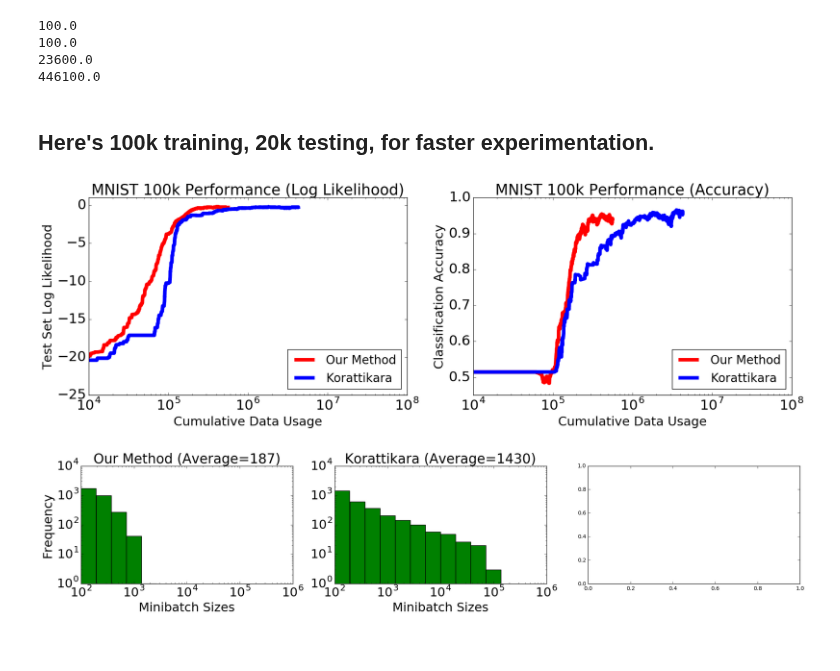
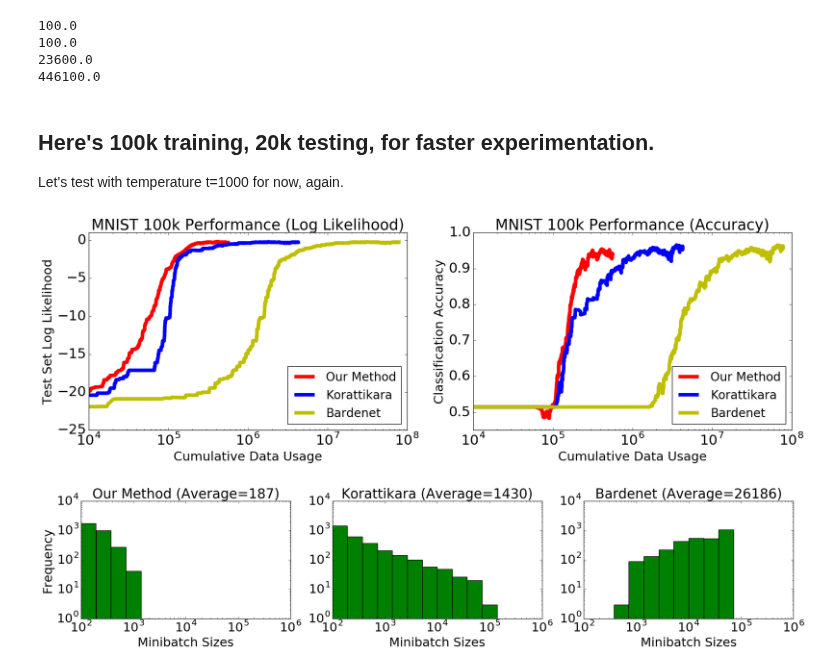
Before and after one commit to DanielTakeshi/New_MH_Test, a Jupyter notebook: code/plot_result_logisticRegression.ipynb, the cells around one changed output. Drawn from its saved outputs; the diff is of its cells as text; code cells hidden in the pictures.

```diff
--- a/code/plot_result_logisticRegression.ipynb
+++ b/code/plot_result_logisticRegression.ipynb
@@ -208,6 +208,8 @@ print(np.max(mb_size_kora))
 446100.0
 # %% [markdown]
 ## Here's 100k training, 20k testing, for faster experimentation.
+
+Let's test with temperature t=1000 for now, again.
 # %%
 # Some parameters shared from earlier ...
 
@@ -216,8 +218,11 @@ samples_ours, mb_size_ours, cum_size_ours, ll_test_ours, ll_train_ours, accuracy
     parse_output(N, 'data/testLR_ours_100000_20000_3000_1000.mat', 'ours')
 samples_kora, mb_size_kora, cum_size_kora, ll_test_kora, ll_train_kora, accuracy_kora = \
     parse_output(N, 'data/testLR_kora_100000_20000_3000_1000.mat', 'kora')
+samples_bard, mb_size_bard, cum_size_bard, ll_test_bard, ll_train_bard, accuracy_bard = \
+    parse_output(N, 'data/testLR_bard_100000_20000_3000_1000.mat', 'bard')
 assert samples_ours.shape == (N,784)
 assert samples_kora.shape == (N,784)
+assert samples_bard.shape == (N,784)
 
 
 # First figure, for cumulative data usage.
@@ -232,7 +237,7 @@ xlimits = [(10**4), (10**8)]
 
 axarr[0].plot(cum_size_ours, ll_test_ours, 'r', label='Our Method', lw=width)
 axarr[0].plot(cum_size_kora, ll_test_kora, 'b', label='Korattikara', lw=width)
-#axarr[0].plot(cum_size_bard, ll_test_bard, 'y', label='Bardenet', lw=width)
+axarr[0].plot(cum_size_bard, ll_test_bard, 'y', label='Bardenet', lw=width)
 axarr[0].set_xlim(xlimits)
 axarr[0].set_ylim([-25,1])
 axarr[0].set_xscale("log")
@@ -245,7 +250,7 @@ axarr[0].tick_params(axis='y', labelsize=tick_size)
 
 axarr[1].plot(cum_size_ours, accuracy_ours, 'r', label='Our Method', lw=width)
 axarr[1].plot(cum_size_kora, accuracy_kora, 'b', label='Korattikara', lw=width)
-#axarr[1].plot(cum_size_bard, accuracy_bard, 'y', label='Bardenet', lw=width)
+axarr[1].plot(cum_size_bard, accuracy_bard, 'y', label='Bardenet', lw=width)
 axarr[1].set_xlim(xlimits)
 axarr[1].set_ylim([0.45,1])
 axarr[1].set_xscale("log")
@@ -258,7 +263,6 @@ axarr[1].tick_params(axis='y', labelsize=tick_size)
 
 plt.tight_layout()
 plt.savefig(fig_dir_output+"logistic_regression_ll_acc_results.png", dpi=DPI)
-
 
 
 #  Next, deal with the miniibatch size counts.
@@ -285,34 +289,32 @@ axarr[0].set_xlim([min_x,max_x])
 axarr[0].set_ylim([min_y,max_y])
 axarr[0].set_yticks(yaxis_ticks)
 axarr[0].tick_params(axis='x', labelsize=tick_size)
 axarr[0].tick_params(axis='y', labelsize=tick_size)
 
 axarr[1].set_title("Korattikara (Average={})".format(int(np.mean(mb_size_kora))), fontsize=title_size)
 axarr[1].hist(mb_size_kora, bins=np.logspace(2, 6, 15), facecolor=fc)
 axarr[1].set_xlabel(x_label, fontsize=axis_size)
 axarr[1].set_xscale('log')
 axarr[1].set_yscale('log')
 axarr[1].set_xlim([min_x,max_x])
 axarr[1].set_ylim([min_y,max_y])
 axarr[1].set_yticks(yaxis_ticks)
 axarr[1].tick_params(axis='x', labelsize=tick_size)
 axarr[1].tick_params(axis='y', labelsize=tick_size)
 
-"""
 axarr[2].set_title("Bardenet (Average={})".format(int(np.mean(mb_size_bard))), fontsize=title_size)
 axarr[2].hist(mb_size_bard, bins=np.logspace(2, 6, 15), facecolor=fc)
 axarr[2].set_xlabel(x_label, fontsize=axis_size)
 axarr[2].set_xscale('log')
 axarr[2].set_yscale('log')
 axarr[2].set_xlim([min_x,max_x])
 axarr[2].set_ylim([min_y,max_y])
 axarr[2].set_yticks(yaxis_ticks)
 axarr[2].tick_params(axis='x', labelsize=tick_size)
 axarr[2].tick_params(axis='y', labelsize=tick_size)
-"""
 
 plt.tight_layout()
 plt.savefig(fig_dir_output+"logistic_regression_histograms_results.png", dpi=DPI)
 # %% [output]
-[figure, old version]
+[figure, new version]
-[figure, old version]
+[figure, new version]
```
Also changed, not shown: parts of 3 cells of this notebook, 2 other files.
